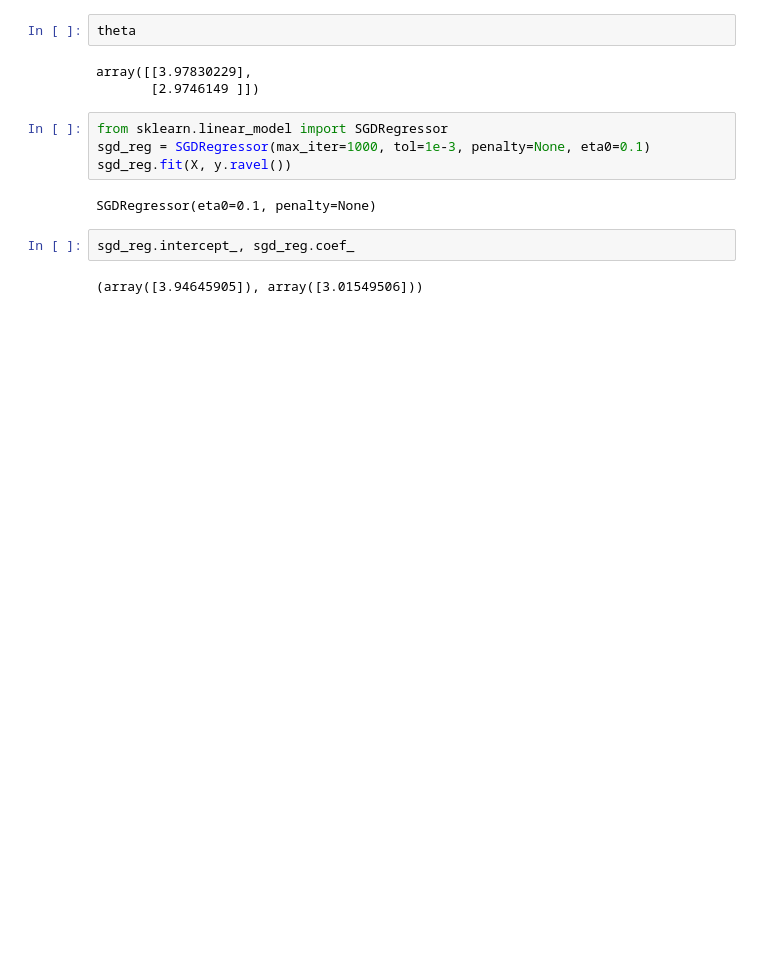
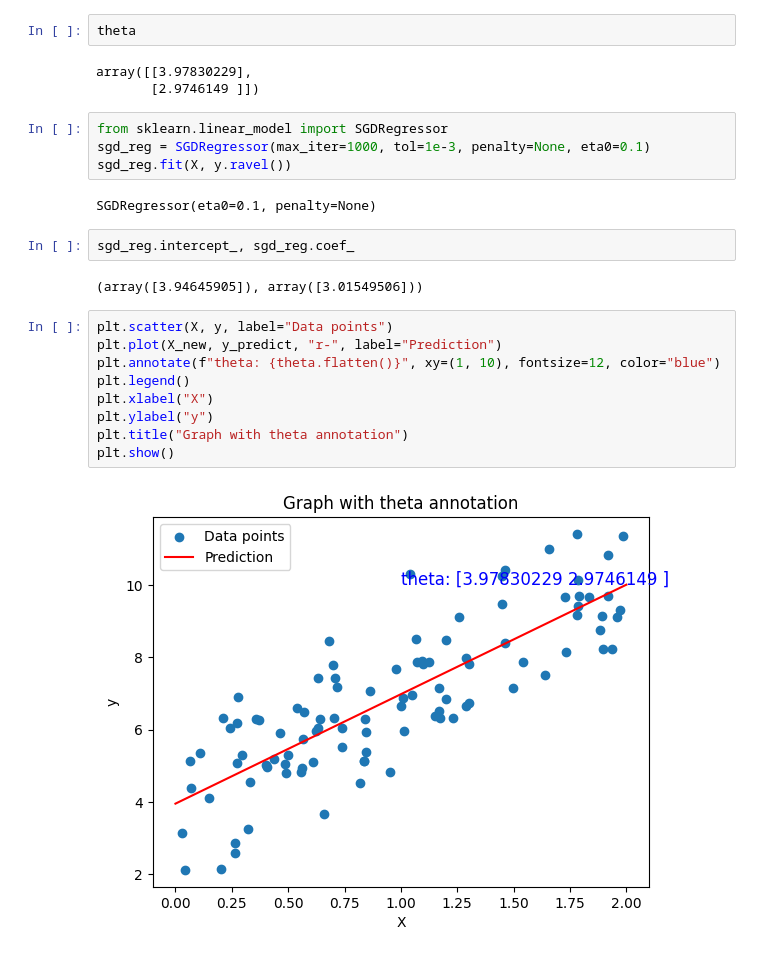
Before and after one commit to mrashutoshnigam/ai-ml-course, a Jupyter notebook: Machine-Learning/Oreilly/Ch4_TrainingModels.ipynb, the cells around one changed output. Cells and saved outputs as stored; diff of their text form; blank space fills up the shorter version.

Commit message:
Stochastic Gradient Descent graph

```diff
--- a/Machine-Learning/Oreilly/Ch4_TrainingModels.ipynb
+++ b/Machine-Learning/Oreilly/Ch4_TrainingModels.ipynb
@@ -129,3 +129,14 @@ SGDRegressor(eta0=0.1, penalty=None)
 sgd_reg.intercept_, sgd_reg.coef_
 # %% [output]
 (array([3.94645905]), array([3.01549506]))
+# %%
+plt.scatter(X, y, label="Data points")
+plt.plot(X_new, y_predict, "r-", label="Prediction")
+plt.annotate(f"theta: {theta.flatten()}", xy=(1, 10), fontsize=12, color="blue")
+plt.legend()
+plt.xlabel("X")
+plt.ylabel("y")
+plt.title("Graph with theta annotation")
+plt.show()
+# %% [output]
+[figure, added]
```
